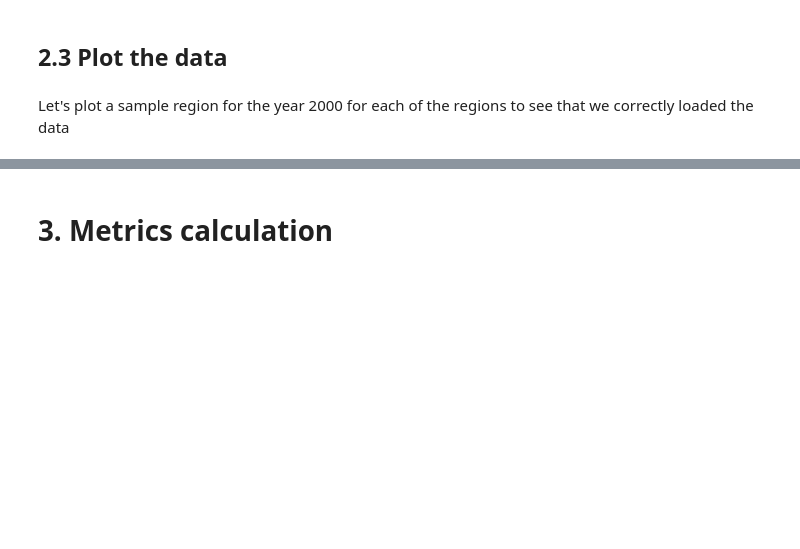
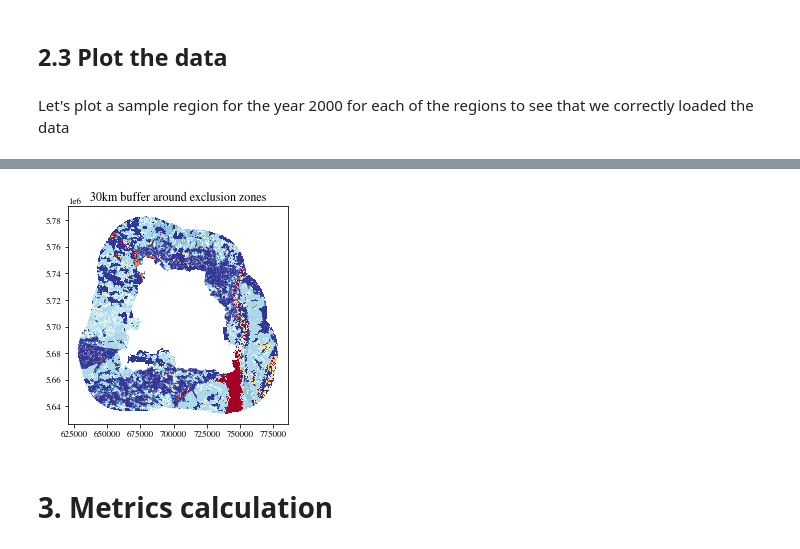
Before and after one commit to ai4er-cdt/geograph, a Jupyter notebook: notebooks/2-demo-landscape-timeseries-metrics.ipynb, the cells around one changed output, grey strips where cells are left out. Drawn from its saved outputs; the diff is of its cells as text; code cells hidden in the pictures; blank space fills up the shorter version.

```diff
--- a/notebooks/2-demo-landscape-timeseries-metrics.ipynb
+++ b/notebooks/2-demo-landscape-timeseries-metrics.ipynb
@@ -111,15 +133,16 @@ cez_landscapes = {year: pls.Landscape(rasters["Chernobyl Exclusion Zone"][year].
 # %% [markdown]
 ## 2.2 Loading the Polesia Exclusion Zone (PEZ)
 # %%
-# Loading geographs
-#pez_graphs = {year: GeoGraph(demo_path / f"pez_graph_{year}.gz")
-#              for year in years}
+# Loading pre-created geographs from disk
+pez_graphs = {year: GeoGraph(demo_path / f"pez_graph_{year}.gz")
+             for year in years}
 
-pez_graphs = {}
-for year, raster in rasters["Polesie Exclusion Zone"].items():
-    print(f"Analysing year {year}")
-    pez_graphs[year] = GeoGraph(data=raster.data.squeeze(),
-                             transform=raster.rio.transform(),
-                             mask=raster.data > 0,
-                             crs=UTM35N,
-                             connectivity=8)
+## To recreate the graphs from scratch, run this: (~2-3s per graph)
+# pez_graphs = {}
+# for year, raster in rasters["Polesie Exclusion Zone"].items():
+#     print(f"Analysing year {year}")
+#     pez_graphs[year] = GeoGraph(data=raster.data.squeeze(),
+#                              transform=raster.rio.transform(),
+#                              mask=raster.data.squeeze() > 0,
+#                              crs=UTM35N,
+#                              connectivity=8)
@@ -137,0 +173,14 @@ pez_landscapes = {year: pls.Landscape(rasters["Polesie Exclusion Zone"][year].da
+# %%
+# Loading pre-created geographs from disk
+e30_graphs = {year: GeoGraph(demo_path / f"e30_graph_{year}.gz")
+             for year in years}
+
+## To recreate the graphs from scratch, run this: (~25s per graph)
+# e30_graphs = {}
+# for year, raster in rasters["E+30"].items():
+#     print(f"Analysing year {year}")
+#     e30_graphs[year] = GeoGraph(data=raster.data.squeeze(),
+#                              transform=raster.rio.transform(),
+#                              mask=raster.data.squeeze() > 0,
+#                              crs=UTM35N,
+#                              connectivity=8)
@@ -154,5 +223,7 @@ plt.title("Polesia exclusion zone");
 # %%
-#e30_graphs[2000].df.plot("class_label")
-#plt.title("30km buffer around exclusion zones");
+e30_graphs[2000].df.plot("class_label")
+plt.title("30km buffer around exclusion zones");
+# %% [output]
+[figure, added]
 # %% [markdown]
 # 3. Metrics calculation
```
Also changed, not shown: parts of 21 cells of this notebook.
